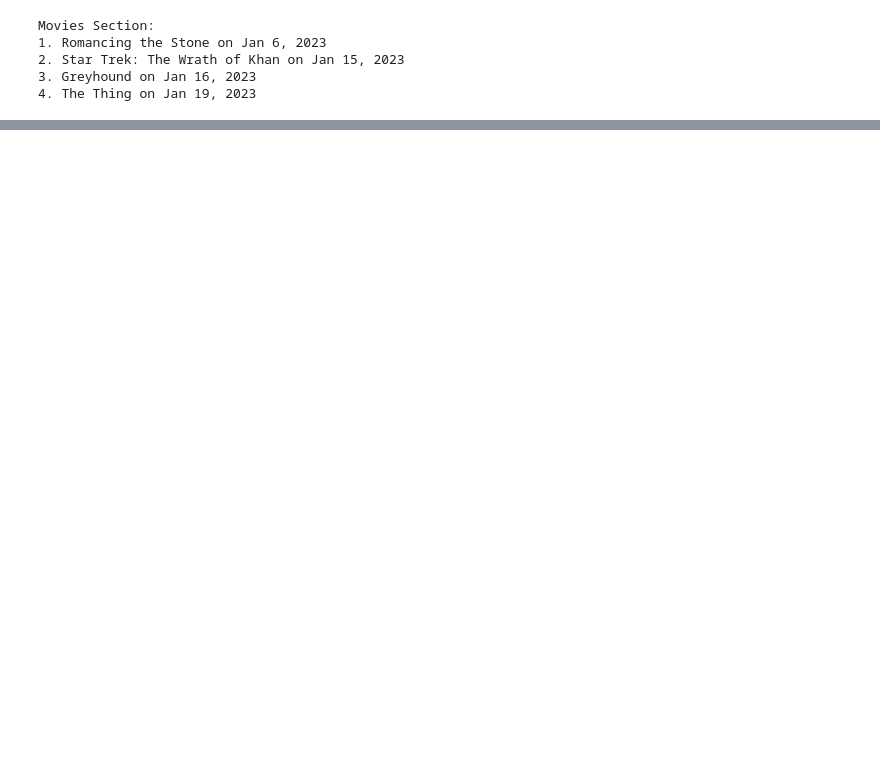
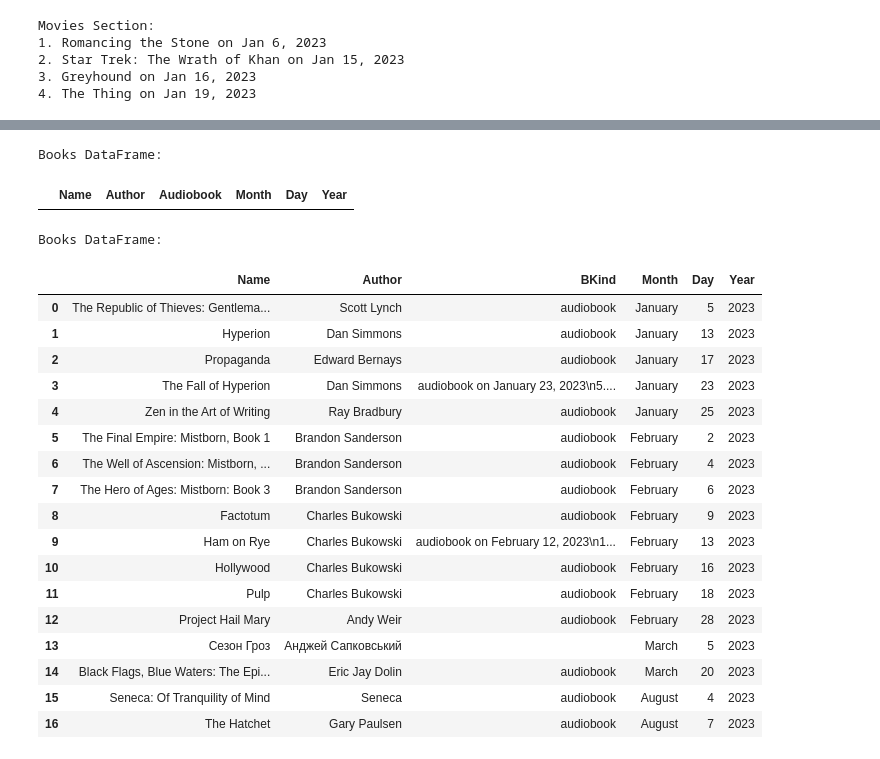
Before and after one commit to SanAntonik/time_counter, a Jupyter notebook: playground.ipynb, the cells around one changed output, grey strips where cells are left out. Drawn from its saved outputs; the diff is of its cells as text; code cells hidden in the pictures; blank space fills up the shorter version.

Commit message:
Extract audiobook info

```diff
--- a/playground.ipynb
+++ b/playground.ipynb
@@ -124,0 +133,18 @@ Movies DataFrame:
+# %%
+# Find the 'Games:' section using the regular expression
+games_section = re.search(r"Games:(.*?)$", content, re.DOTALL).group(1).strip()
+
+# Define a regular expression pattern for extracting game information
+game_pattern = re.compile(r'\d+\. ([^\n]+) on ([A-Za-z]+) (\d{1,2}), (\d{4}) \((\d+) hours\)')
+
+# Extract game information using the pattern
+game_data = game_pattern.findall(games_section)
+
+# 'PTH' stands for 'Play Time in Hours'
+cols=["Name", "Month", "Day", "Year", "PTH"]
+# Create a pandas DataFrame for games
+games_df = pd.DataFrame(game_data, columns=cols)
+
+# Print the DataFrame
+print("Games DataFrame:")
+games_df
@@ -124,0 +282,43 @@ Movies DataFrame:
+# %%
+# Create a pandas DataFrame for books
+books_df = pd.DataFrame(book_data, columns=["Name", "Author", "Audiobook", "Month", "Day", "Year"])
+books_df["Audiobook"] = books_df["Audiobook"].apply(lambda x: True if x else False)
+
+# Print the DataFrame
+print("Books DataFrame:")
+books_df
+# %% [output]
+Books DataFrame:
+|  | Name | Author | Audiobook | Month | Day | Year |
+# %%
+# Find the 'Books:' section using the regular expression
+books_section = re.search(r"Books:(.*?)(?=(?:Movies|Games):|$)", content, re.DOTALL).group(1).strip()
+# Define a regular expression pattern for extracting book information
+book_pattern = re.compile(r'\d+\. "([^"]+)" by ([^|]+)(?: \| ([^|]+))? on ([A-Za-z]+) (\d{1,2}), (\d{4})')
+# Extract book information using the pattern
+book_data = book_pattern.findall(books_section)
+# Create a pandas DataFrame for books
+books_df = pd.DataFrame(book_data, columns=["Name", "Author", "BKind", "Month", "Day", "Year"])
+# Print the DataFrame
+print("Books DataFrame:")
+books_df
+# %% [output]
+Books DataFrame:
+|  | Name | Author | BKind | Month | Day | Year |
+| 0 | The Republic of Thieves: Gentlema... | Scott Lynch | audiobook | January | 5 | 2023 |
+| 1 | Hyperion | Dan Simmons | audiobook | January | 13 | 2023 |
+| 2 | Propaganda | Edward Bernays | audiobook | January | 17 | 2023 |
+| 3 | The Fall of Hyperion | Dan Simmons | audiobook on January 23, 2023\n5.... | January | 23 | 2023 |
+| 4 | Zen in the Art of Writing | Ray Bradbury | audiobook | January | 25 | 2023 |
+| 5 | The Final Empire: Mistborn, Book 1 | Brandon Sanderson | audiobook | February | 2 | 2023 |
+| 6 | The Well of Ascension: Mistborn, ... | Brandon Sanderson | audiobook | February | 4 | 2023 |
+| 7 | The Hero of Ages: Mistborn: Book 3 | Brandon Sanderson | audiobook | February | 6 | 2023 |
+| 8 | Factotum | Charles Bukowski | audiobook | February | 9 | 2023 |
+| 9 | Ham on Rye | Charles Bukowski | audiobook on February 12, 2023\n1... | February | 13 | 2023 |
+| 10 | Hollywood | Charles Bukowski | audiobook | February | 16 | 2023 |
+| 11 | Pulp | Charles Bukowski | audiobook | February | 18 | 2023 |
+| 12 | Project Hail Mary | Andy Weir | audiobook | February | 28 | 2023 |
+| 13 | Сезон Гроз | Анджей Сапковський |  | March | 5 | 2023 |
+| 14 | Black Flags, Blue Waters: The Epi... | Eric Jay Dolin | audiobook | March | 20 | 2023 |
+| 15 | Seneca: Of Tranquility of Mind | Seneca | audiobook | August | 4 | 2023 |
+| 16 | The Hatchet | Gary Paulsen | audiobook | August | 7 | 2023 |
```
Also changed, not shown: parts of 15 cells of this notebook.
